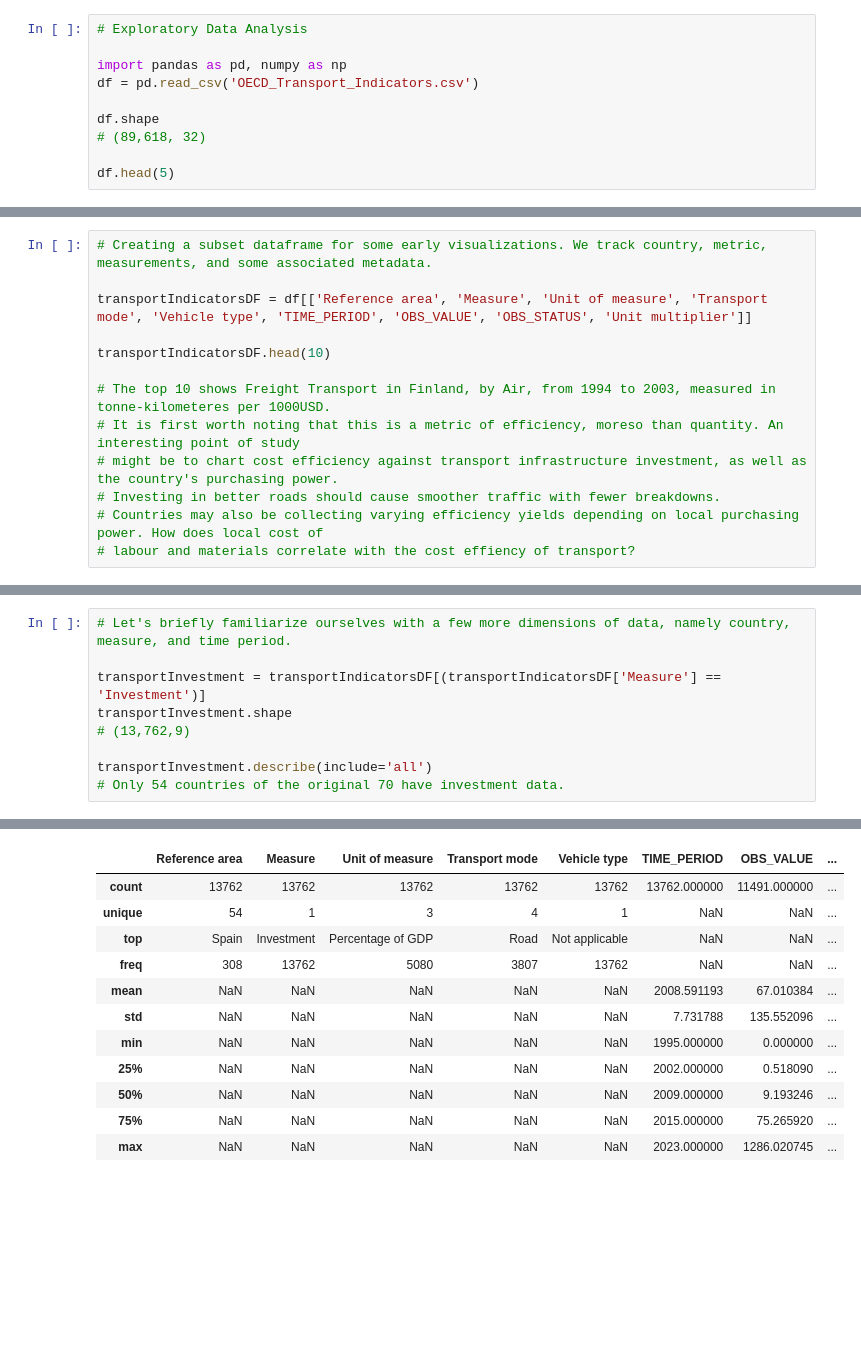
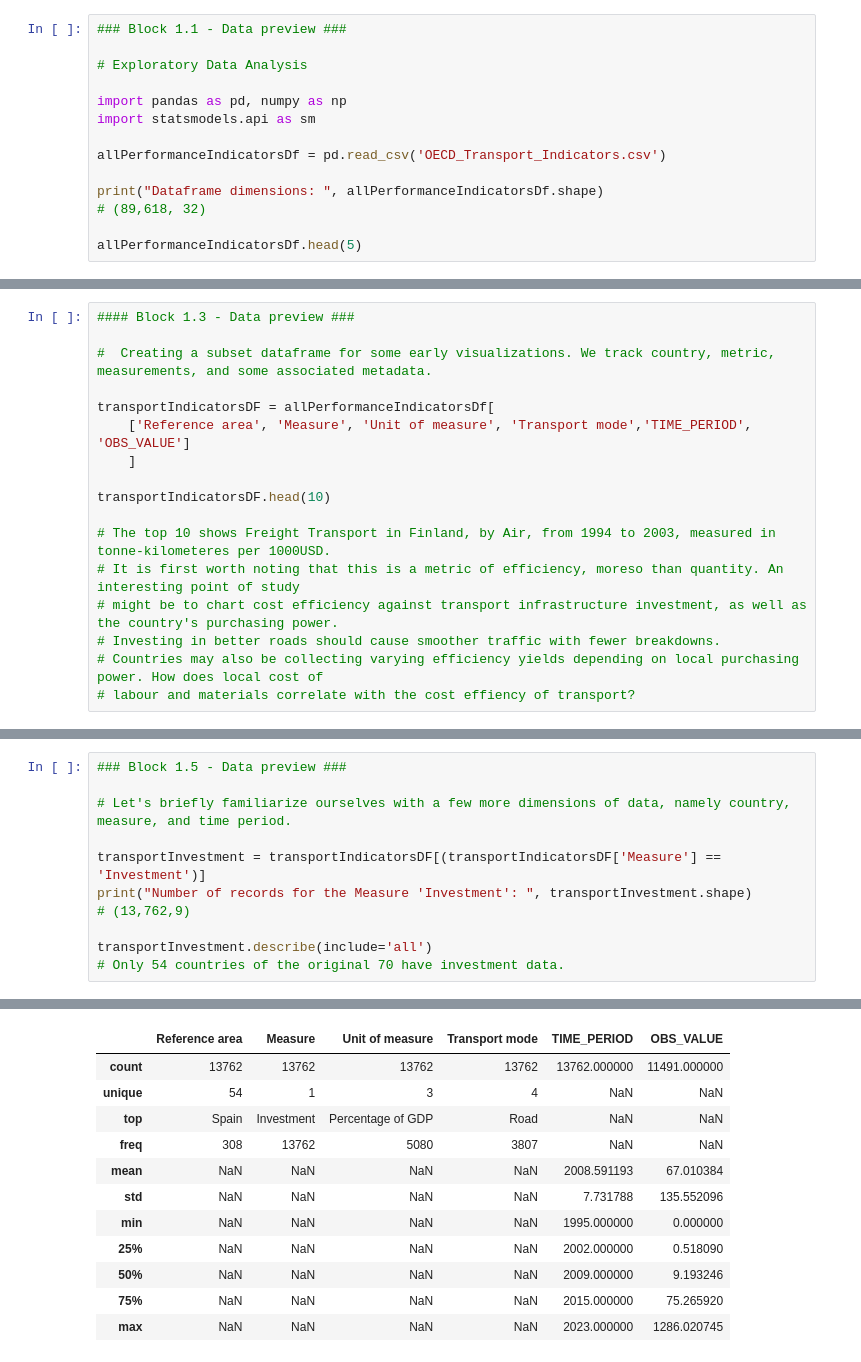
Before and after one commit to ayeachuri/transport_investment_analytics, a Jupyter notebook: E-Commerce Analytics.ipynb, the cells around one changed output, grey strips where cells are left out. Saved outputs shown, nothing was run; the diff lists cells and outputs as text; blank space fills up the shorter version.

Commit message:
Completed data reshaping

```diff
--- a/E-Commerce Analytics.ipynb
+++ b/E-Commerce Analytics.ipynb
@@ -119,13 +119,17 @@ The dataset includes more than 90 performance indicators related to transport.
 The indicators cover seven themes:
 infrastructure equipment activity safety traffic economic and social environment
 # %%
+### Block 1.1 - Data preview ###
+
 # Exploratory Data Analysis
 
 import pandas as pd, numpy as np
-df = pd.read_csv('OECD_Transport_Indicators.csv')
+import statsmodels.api as sm
 
-df.shape
+allPerformanceIndicatorsDf = pd.read_csv('OECD_Transport_Indicators.csv')
+
+print("Dataframe dimensions: ", allPerformanceIndicatorsDf.shape)
 # (89,618, 32)
 
-df.head(5)
+allPerformanceIndicatorsDf.head(5)
 # %% [output]
@@ -159,9 +166,13 @@ df.describe(include='all')
 | max | NaN | NaN | NaN | NaN | NaN | NaN | NaN | ... |
 11 rows × 32 columns
 # %%
-# Creating a subset dataframe for some early visualizations. We track country, metric, measurements, and some associated metadata.
+#### Block 1.3 - Data preview ###
 
-transportIndicatorsDF = df[['Reference area', 'Measure', 'Unit of measure', 'Transport mode', 'Vehicle type', 'TIME_PERIOD', 'OBS_VALUE', 'OBS_STATUS', 'Unit multiplier']]
+#  Creating a subset dataframe for some early visualizations. We track country, metric, measurements, and some associated metadata.
+
+transportIndicatorsDF = allPerformanceIndicatorsDf[
+    ['Reference area', 'Measure', 'Unit of measure', 'Transport mode','TIME_PERIOD', 'OBS_VALUE']
+    ]
 
 transportIndicatorsDF.head(10)
 
@@ -218,8 +231,10 @@ transportIndicatorsDF.sample(n=10, replace=False, random_state=32918).head(10)
 # %%
+### Block 1.5 - Data preview ###
+
 # Let's briefly familiarize ourselves with a few more dimensions of data, namely country, measure, and time period.
 
 transportInvestment = transportIndicatorsDF[(transportIndicatorsDF['Measure'] == 'Investment')]
-transportInvestment.shape
+print("Number of records for the Measure 'Investment': ", transportInvestment.shape)
 # (13,762,9)
 
 transportInvestment.describe(include='all')
@@ -228,13 +244,13 @@ transportInvestment.describe(include='all')
-|  | Reference area | Measure | Unit of measure | Transport mode | Vehicle type | TIME_PERIOD | OBS_VALUE | ... |
-| count | 13762 | 13762 | 13762 | 13762 | 13762 | 13762.000000 | 11491.000000 | ... |
-| unique | 54 | 1 | 3 | 4 | 1 | NaN | NaN | ... |
-| top | Spain | Investment | Percentage of GDP | Road | Not applicable | NaN | NaN | ... |
-| freq | 308 | 13762 | 5080 | 3807 | 13762 | NaN | NaN | ... |
-| mean | NaN | NaN | NaN | NaN | NaN | 2008.591193 | 67.010384 | ... |
-| std | NaN | NaN | NaN | NaN | NaN | 7.731788 | 135.552096 | ... |
-| min | NaN | NaN | NaN | NaN | NaN | 1995.000000 | 0.000000 | ... |
-| 25% | NaN | NaN | NaN | NaN | NaN | 2002.000000 | 0.518090 | ... |
-| 50% | NaN | NaN | NaN | NaN | NaN | 2009.000000 | 9.193246 | ... |
-| 75% | NaN | NaN | NaN | NaN | NaN | 2015.000000 | 75.265920 | ... |
-| max | NaN | NaN | NaN | NaN | NaN | 2023.000000 | 1286.020745 | ... |
+|  | Reference area | Measure | Unit of measure | Transport mode | TIME_PERIOD | OBS_VALUE |
+| count | 13762 | 13762 | 13762 | 13762 | 13762.000000 | 11491.000000 |
+| unique | 54 | 1 | 3 | 4 | NaN | NaN |
+| top | Spain | Investment | Percentage of GDP | Road | NaN | NaN |
+| freq | 308 | 13762 | 5080 | 3807 | NaN | NaN |
+| mean | NaN | NaN | NaN | NaN | 2008.591193 | 67.010384 |
+| std | NaN | NaN | NaN | NaN | 7.731788 | 135.552096 |
+| min | NaN | NaN | NaN | NaN | 1995.000000 | 0.000000 |
+| 25% | NaN | NaN | NaN | NaN | 2002.000000 | 0.518090 |
+| 50% | NaN | NaN | NaN | NaN | 2009.000000 | 9.193246 |
+| 75% | NaN | NaN | NaN | NaN | 2015.000000 | 75.265920 |
+| max | NaN | NaN | NaN | NaN | 2023.000000 | 1286.020745 |
 # %%
```
Also changed, not shown: parts of 13 cells of this notebook.
